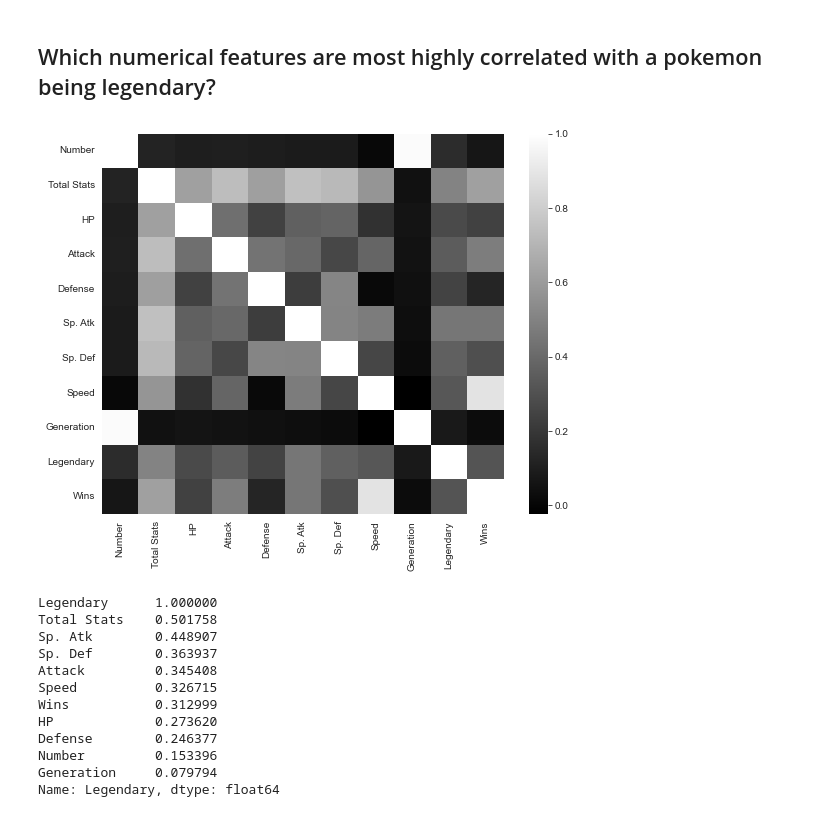
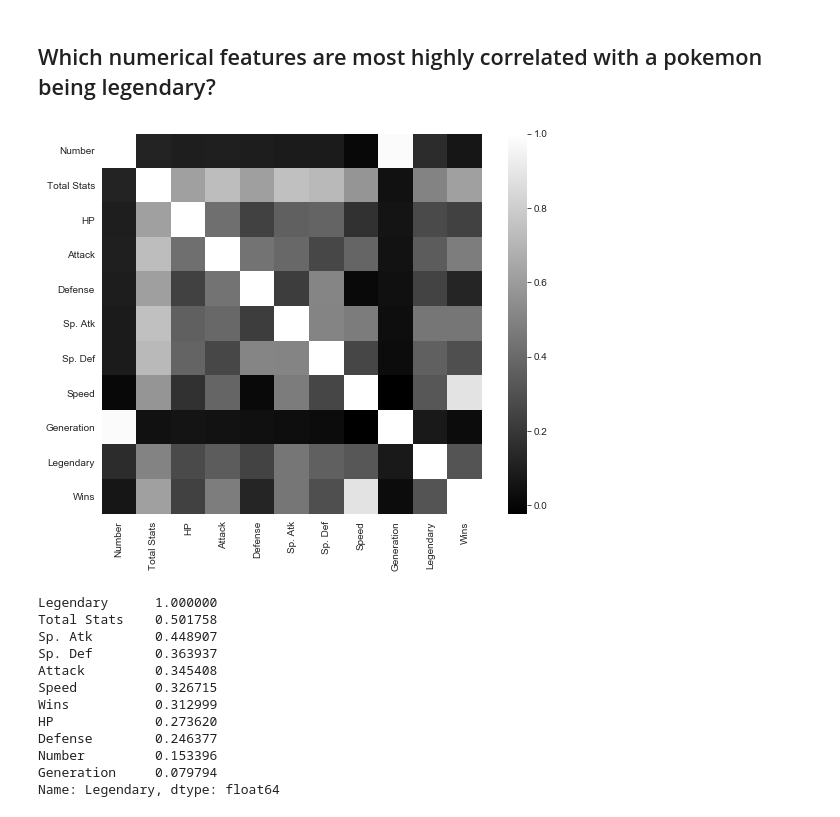
Before and after one commit to papir805/pokemon_classification, a Jupyter notebook: pkmn_legendary_classification_knn.ipynb, the cells around one changed output. Cells and saved outputs as stored; diff of their text form; code cells hidden in the pictures.

```diff
--- a/pkmn_legendary_classification_knn.ipynb
+++ b/pkmn_legendary_classification_knn.ipynb
@@ -163,9 +165,16 @@ Index(['Total Stats', 'HP', 'Attack', 'Defense', 'Sp. Atk', 'Sp. Def', 'Speed',
 pkmn_corr = pkmn_join_copy.corr()
 # %%
 fig, ax = plt.subplots(1,1, figsize=(9,7))
-sns.heatmap(pkmn_corr, cmap='gist_gray', ax=ax);
+sns.heatmap(pkmn_corr, cmap='gist_gray', square=True, ax=ax
+            #, annot=True, fmt='.2f', annot_kws={'size':12}
+           )
+b, t = plt.ylim()
+b += 0.5
+t -= 0.5
+plt.ylim(b, t)
+plt.show();
 # %% [output]
-[figure, old version]
+[figure, new version]
 # %%
 # Legendary seems most highly correlated with Total Stats, Sp. Atk, Sp. Def, Attack, Speed, and Wins
 pkmn_corr['Legendary'].sort_values(ascending=False)
```
Also changed, not shown: parts of 18 cells of this notebook, 1 other file.
